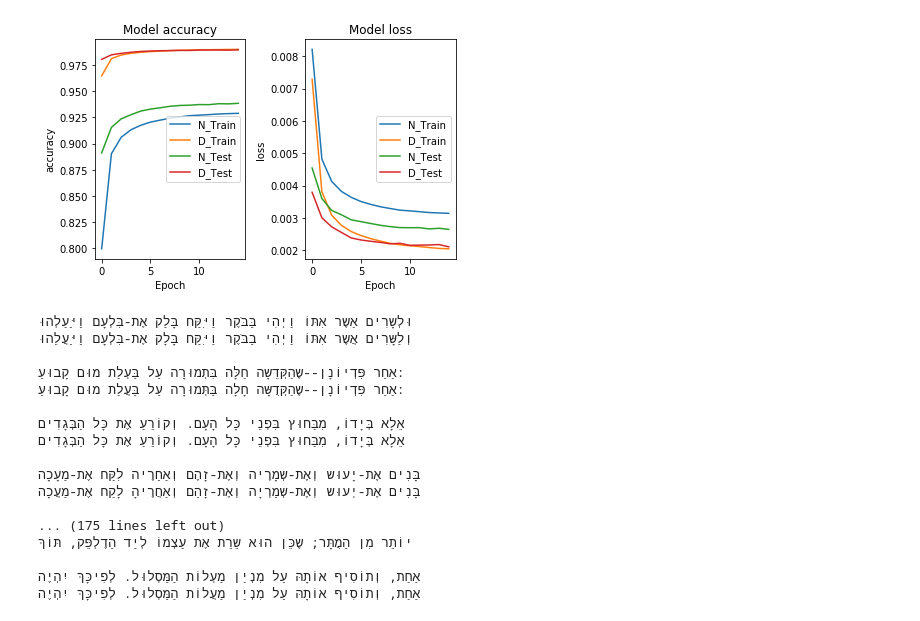
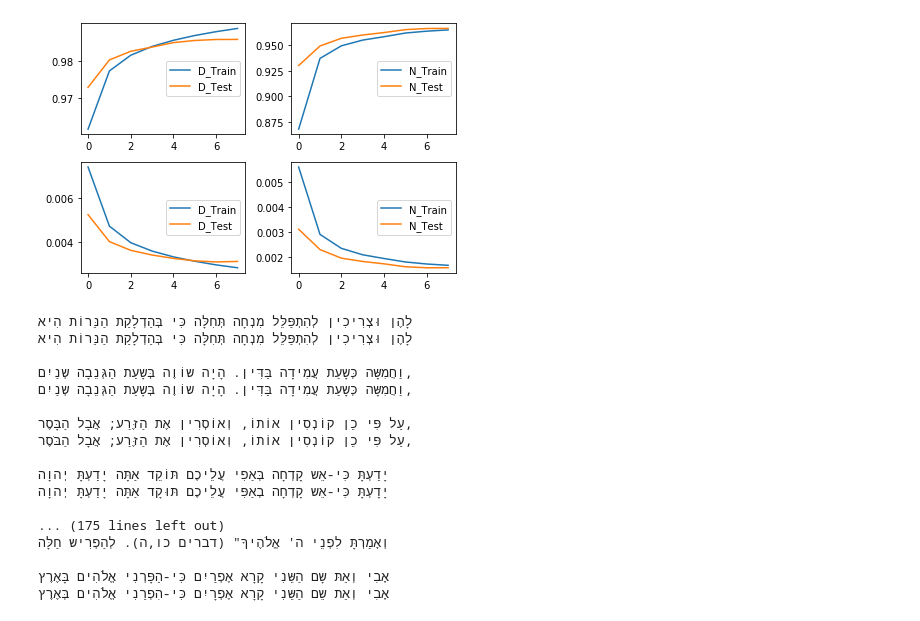
Before and after one commit to elazarg/nakdimon, a Jupyter notebook: niqqud.ipynb, the cells around one changed output. Saved outputs shown, nothing was run; the diff lists cells and outputs as text; code cells hidden in the pictures.

```diff
--- a/niqqud.ipynb
+++ b/niqqud.ipynb
@@ -12,7 +16,7 @@ importlib.reload(dataset)
 
 MAXLEN = 50
 BATCH_SIZE = 64  # 512
-files = ['texts/short_table.txt', 'texts/treasure_island.txt', 'texts/ahava.txt', 'texts/rambam_mamre.txt', 'texts/ali_baba.txt', 'texts/bible.txt']
+files = ['texts/' + f for f in os.listdir('texts/')]  # short_table.txt', 'texts/treasure_island.txt', 'texts/ahava.txt', 'texts/rambam_mamre.txt', 'texts/ali_baba.txt', 'texts/bible.txt']
 
 data = dataset.load_file(BATCH_SIZE, 0.1, maxlen=MAXLEN, filenames=files)
 # %%
@@ -83,5 +87,5 @@ def fit(EPOCHS):
           ]
     )
 
-history = fit(EPOCHS=15)
+history = fit(EPOCHS=1)
 # %% [output]
@@ -107,20 +96,21 @@ history1 = fit(EPOCHS=5)
 # %%
 import matplotlib.pyplot as plt
 
-for n, v in enumerate(['accuracy', 'loss'], 1):
-    plt.subplot(1, 2, n)
-    plt.plot(history.history['N_' + v][0:])
-    plt.plot(history.history['D_' + v][0:])
-    plt.plot(history.history['val_N_' +  v][0:])
-    plt.plot(history.history['val_D_' +  v][0:])
-    plt.title('Model ' + v)
-    plt.ylabel(v)
-    plt.xlabel('Epoch')
-    plt.legend(['N_Train',  'D_Train', 'N_Test', 'D_Test'], loc='center right')
+fig, ax = plt.subplots(nrows=2, ncols=2)
+
+for n, v in enumerate(['accuracy', 'loss'], 0):
+    for n1, t in enumerate(['D', 'N'], 0):
+        p = ax[n][n1]  # plt.subplot(1, 4, i)
+        p.plot(history.history[t + '_' + v][0:])
+        p.plot(history.history['val_' + t + '_' +  v][0:])
+        # p.title('Model ' + t + ' ' + v)
+        # p.ylabel(v)
+        # p.xlabel('Epoch')
+        p.legend([t + '_Train', t + '_Test'], loc='center right')
 
 plt.tight_layout()
 # %% [output]
-[figure, old version]
+[figure, new version]
 # %%
 
 model = tf.keras.Model(inputs=[inp], outputs=[tf.keras.layers.Softmax()(output_niqqud), tf.keras.layers.Softmax()(output_dagesh)])
@@ -135,25 +125,25 @@ def print_predictions(k):
         print(e)
         print()
 
-print_predictions(2)
+print_predictions(5)
 # %% [output]
-וּלְשָרִים אַשֶר אִתּוֹ וַיְהִי בַּבֹּקֶר וַיִּקַּח בָּלַק אֶת-בִּלְעָם וַיַּעַלְהוּ
-וְלַשָּרִים אֲשֶר אִתּוֹ וַיְהִי בַבֹּקֶר וַיִּקַּח בָּלָק אֶת-בִּלְעָם וַיַּעֲלֵהוּ
+לָהֶן וּצְרִיכִין לְהִתְפַּלֵּל מִנְחָה תְּחִלָּה כִּי בְּהַדְלָקַת הַנֵּרוֹת הִיא
+לָהֶן וּצְרִיכִין לְהִתְפַּלֵּל מִנְחָה תְּחִלָּה כִּי בְּהַדְלָקַת הַנֵּרוֹת הִיא
 
-אַחַר פִּדְיוֹנָן--שֶהַקְּדֵשָה חַלָּה בִּתְמוּרָה עַל בַּעְלַת מוּם קָבוּעַ:
-אַחַר פִּדְיוֹנָן--שֶהַקְּדֻשָּה חָלָה בַּתְּמוּרָה עַל בַּעֲלַת מוּם קָבוּעַ:
+וַחֲמִשָּה כְּשָעַת עֲמִידָה בַּדִּין. הָיָה שוֹוֶה בְּשָעַת הַגְּנֵבָה שְנַיִם,
+וַחֲמִשָּה כְּשָעַת עֲמִידָה בַּדִּין. הָיָה שוֹוֶה בְּשָעַת הַגְּנֵבָה שְנַיִם,
 
-אֵלָא בְּיָדוֹ, מִבַּחוּץ בִּפְנֵי כָּל הָעָם. וְקוֹרֵעַ אֶת כָּל הַבְּגָדִים
-אֵלָא בְּיָדוֹ, מִבַּחוּץ בִּפְנֵי כָּל הָעָם. וְקוֹרֵעַ אֶת כָּל הַבְּגָדִים
+עַל פִּי כֵן קוֹנְסִין אוֹתוֹ, וְאוֹסְרִין אֶת הַזֶּרַע; אֲבָל הַבָּסֶר,
+עַל פִּי כֵן קוֹנְסִין אוֹתוֹ, וְאוֹסְרִין אֶת הַזֶּרַע; אֲבָל הַבֹּסֶר,
 
-בָּנִים אֶת-יָעוּש וְאֶת-שְמָרֶיה וְאֶת-זָהֶם וְאַחַרֶיה לִקַּח אֶת-מַעָכָה
-בָּנִים אֶת-יְעוּש וְאֶת-שְמַרְיָה וְאֶת-זָהַם וְאַחֲרֶיהָ לָקַח אֶת-מַעֲכָה
+יָדַעְתָּ כִּי-אֵש קָדְחָה בְּאַפִי עֲלֵיכֶם תּוֹקֵד אַתָּה יָדַעְתָּ יְהוָה
+יָדָעְתָּ כִּי-אֵש קָדְחָה בְאַפִּי עֲלֵיכֶם תּוּקָד אַתָּה יָדַעְתָּ יְהוָה
 
 ... (175 lines left out)
-יוֹתֵר מִן הַמֻתָּר; שֶכֵּן הוּא שֵרֵת אֶת עַצְמוֹ לְיַד הַדֶלְפֵּק, תּוֹךְ
+וְאָמַרְתָּ לִפְנֵי ה' אֱלֹהֶיךָ" (דברים כו,ה). לְהַפְרִיש חַלָּה
 
-אַחַת, וְתוֹסִיף אוֹתָהּ עַל מִנְיַן מַעְלוֹת הַמַּסְלוּל. לְפִיכָּךְ יִהְיֶה
-אַחַת, וְתוֹסִיף אוֹתָהּ עַל מִנְיַן מַעֲלוֹת הַמַּסְלוּל. לְפִיכָּךְ יִהְיֶה
+אָבִי וְאֵתּ שָם הַשֵּנִי קָרָא אֶפְרַיִם כִּי-הַפָּרְנִי אֱלֹהִים בָּאֶרֶץ
+אָבִי וְאֵת שֵם הַשֵּנִי קָרָא אֶפְרָיִם כִּי-הִפְרַנִי אֱלֹהִים בְּאֶרֶץ
 # %%
 # model.load_weights(tf.train.latest_checkpoint('niqqud_checkpoints/'))
 # %%
```
Also changed, not shown: parts of 3 cells of this notebook.
